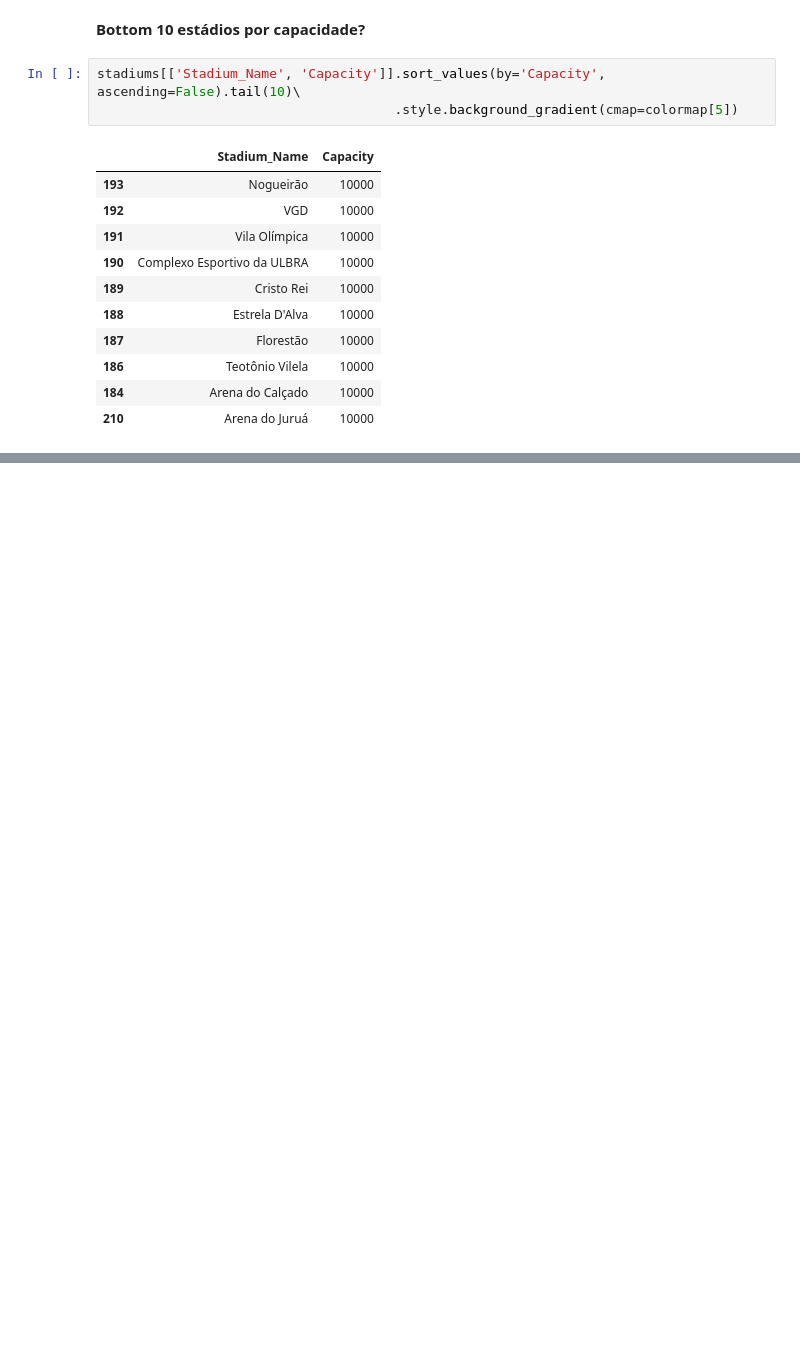
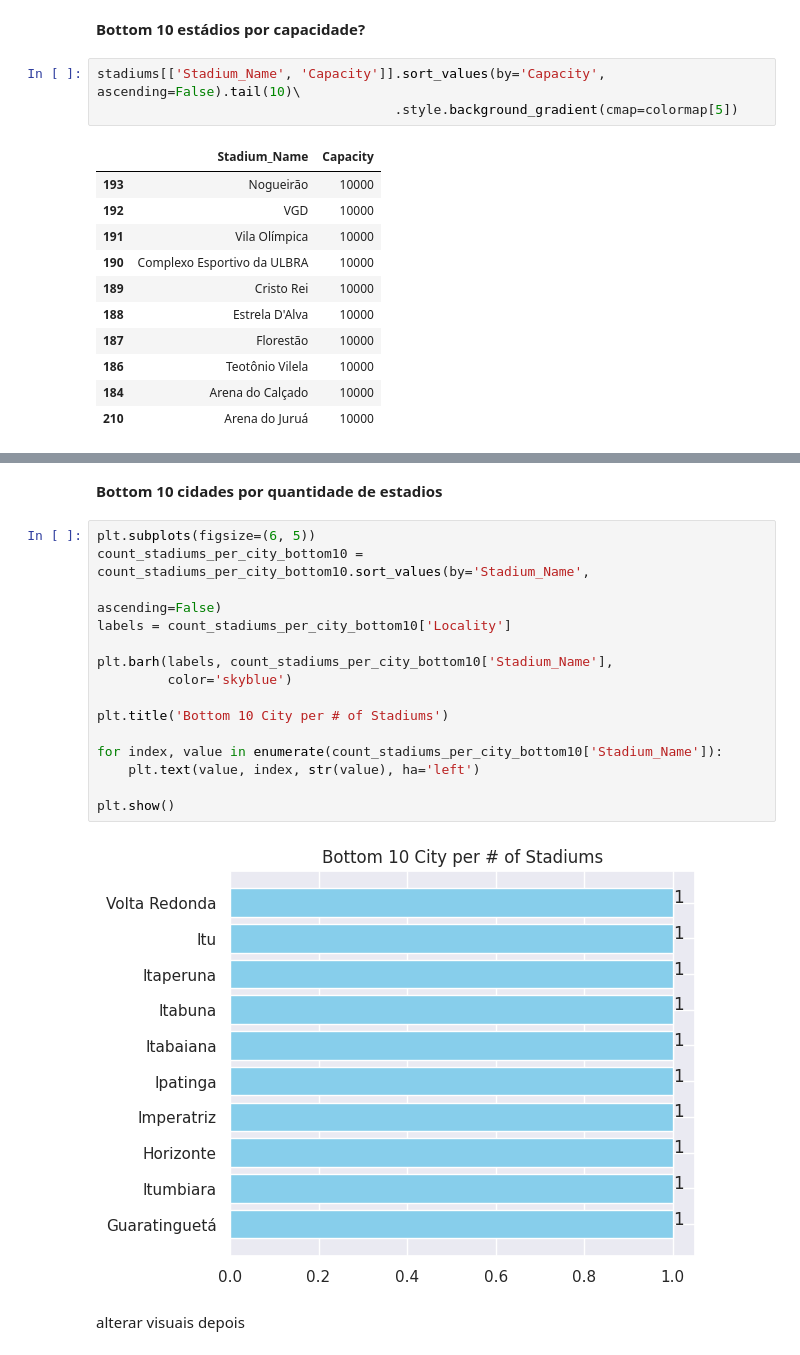
Before and after one commit to PatrickLeal/brazilian-football-stadiums-Data-Transform-Clean-Viz, a Jupyter notebook: brazilian-stadiums-analysis-viz.ipynb, the cells around one changed output, grey strips where cells are left out. Drawn from its saved outputs; the diff is of its cells as text; blank space fills up the shorter version.

```diff
--- a/brazilian-stadiums-analysis-viz.ipynb
+++ b/brazilian-stadiums-analysis-viz.ipynb
@@ -216 +243,22 @@ stadiums[['Stadium_Name', 'Capacity']].sort_values(by='Capacity', ascending=Fals
+# %% [markdown]
+**Bottom 10 cidades por quantidade de estadios**
+# %%
+plt.subplots(figsize=(6, 5))
+count_stadiums_per_city_bottom10 = count_stadiums_per_city_bottom10.sort_values(by='Stadium_Name',
+                                                                          ascending=False)
+labels = count_stadiums_per_city_bottom10['Locality']
+
+plt.barh(labels, count_stadiums_per_city_bottom10['Stadium_Name'],
+         color='skyblue')
+
+plt.title('Bottom 10 City per # of Stadiums')
+
+for index, value in enumerate(count_stadiums_per_city_bottom10['Stadium_Name']):
+    plt.text(value, index, str(value), ha='left')
+
+plt.show()
+# %% [output]
+[figure, added]
+# %% [markdown]
+alterar visuais depois
 # %% [markdown]
```
Also changed, not shown: parts of 11 cells of this notebook.
